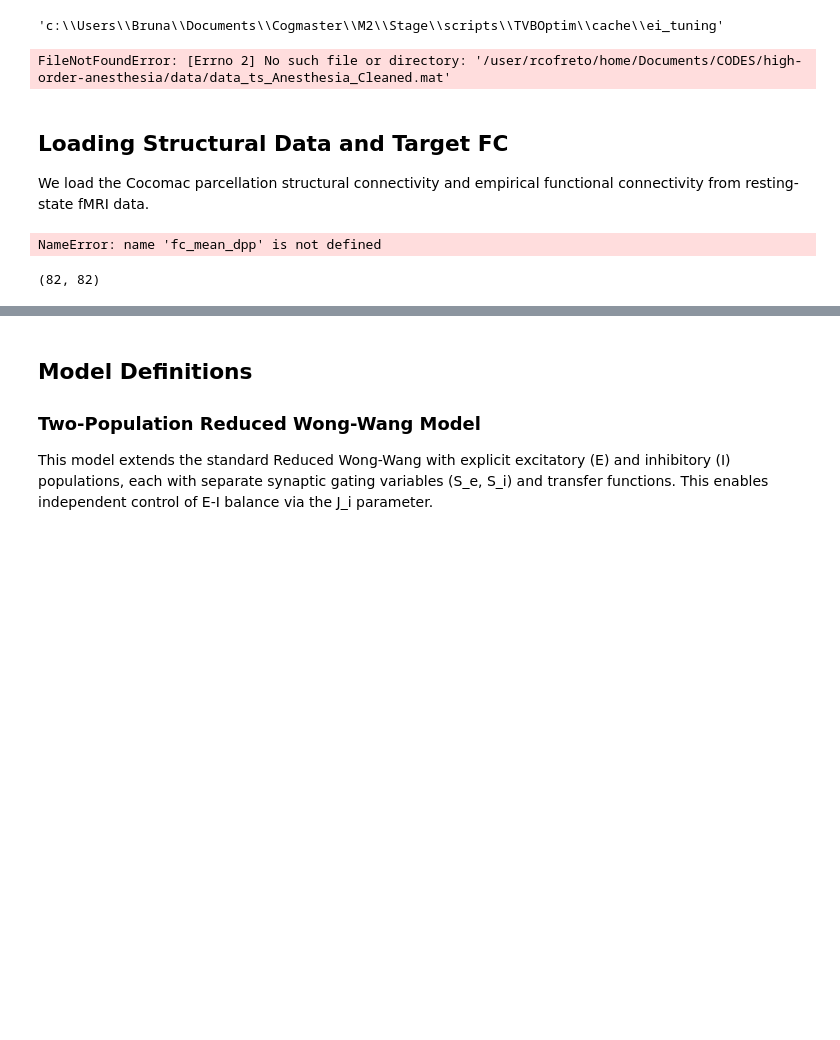
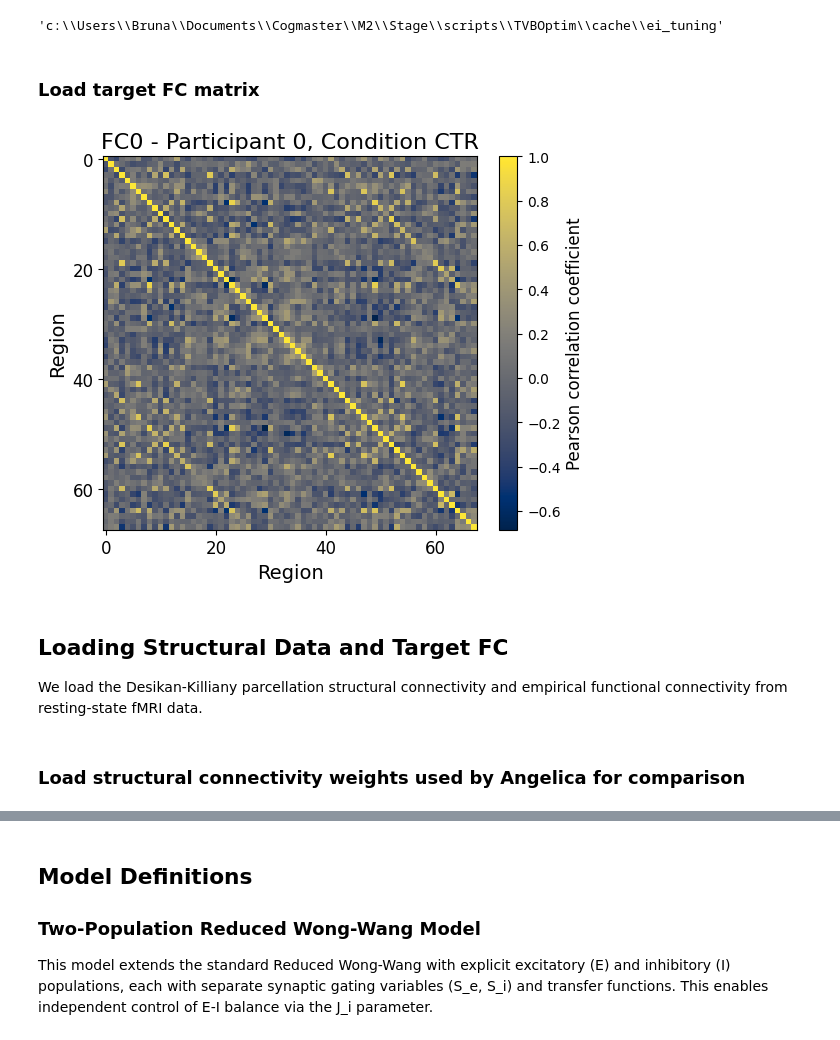
Before and after one commit to brucsk/tvboptim, a Jupyter notebook: EI_Tuning-Macaque_MA.ipynb, the cells around one changed output, grey strips where cells are left out. Drawn from its saved outputs; the diff is of its cells as text; code cells hidden in the pictures; blank space fills up the shorter version.

```diff
--- a/EI_Tuning-Macaque_MA.ipynb
+++ b/EI_Tuning-Macaque_MA.ipynb
@@ -86,53 +87,46 @@ set_cache_path("ei_tuning")
 # %% [output]
 Cache stored here: c:\Users\Bruna\Documents\Cogmaster\M2\Stage\scripts\TVBOptim\cache\ei_tuning
 'c:\\Users\\Bruna\\Documents\\Cogmaster\\M2\\Stage\\scripts\\TVBOptim\\cache\\ei_tuning'
+# %% [markdown]
+### Load target FC matrix
 # %%
-from scipy.io import loadmat
 
 # load dbs mat file
 #all_ts = loadmat('/user/rcofreto/home/Documents/CODES/high-order-anesthesia/data/data_ts_Anesthesia_Cleaned.mat')
-
-import numpy as np
 
 #ts_list = all_ts['ts_dpp'][0]
 #ts_list = [ts.T if ts.shape[0] < ts.shape[1] else ts for ts in ts_list]
 
 #fc_mean_dpp = np.mean(
 #     np.stack([np.corrcoef(ts, rowvar=False) for ts in ts_list]),
 #     axis=0
 # )
 
+# Load FC0 matrix for all participants and conditions. shape -> (n_participants, n_conditions, n_regions, n_regions)
+fc0 = np.load('FC0_empirical.npy')
 
-av = plt.imshow(fc_mean_dpp, vmin=-1, vmax=1.0, cmap='cividis')
+# Choose one participant and condition to visualize
+conditions = {0: 'CTR', 1: 'SCZ'}
+participant_idx = 0
+condition_idx = 0
+
+fc0_test = fc0[participant_idx, condition_idx, :, :]
+
+av = plt.imshow(fc0_test, cmap='cividis')
+cbar = plt.colorbar(av, fraction=0.046, pad=0.04)
+plt.xticks([0, 20, 40, 60], fontsize=12)
+plt.yticks([0, 20, 40, 60], fontsize=12)
+plt.title(f"FC0 - Participant {participant_idx}, Condition {conditions[condition_idx]}", fontsize=16)
+plt.xlabel("Region", fontsize=14)
+plt.ylabel("Region", fontsize=14)
+cbar.set_label("Pearson correlation coefficient", fontsize=12)
+plt.tight_layout()
+plt.show()
 # %% [output]
-FileNotFoundError: [Errno 2] No such file or directory: '/user/rcofreto/home/Documents/CODES/high-order-anesthesia/data/data_ts_Anesthesia_Cleaned.mat'
+[figure, added]
 # %% [markdown]
 ## Loading Structural Data and Target FC
 
-We load the Cocomac parcellation structural connectivity and empirical functional connectivity from resting-state fMRI data.
+We load the Desikan-Killiany parcellation structural connectivity and empirical functional connectivity from resting-state fMRI data.
-# %%
-import numpy as np
-
-conn = np.load('new_conn82.npy')
-trl  = np.load('new_trl82.npy')
-# Functional connectivity: empirical correlation patterns from resting-state fMRI
-#weights, lengths, labels = load_structural_connectivity("/home/rcofreto/Documents/CODES/tvboptim-main/src/tvboptim/data/connectivity/dk_average")
-# Load structural connectivity with region labels
-weights = conn
-lengths = trl
-# Normalize weights to [0, 1] range
-weights = weights / jnp.max(weights)
-n_nodes = weights.shape[0]
-
-# Delays
-speed = 3.0
-delays = lengths / speed
-
-# Load empirical functional connectivity as optimization target
-fc_target = fc_mean_dpp
-# %% [output]
-NameError: name 'fc_mean_dpp' is not defined
-# %%
-conn.shape
-# %% [output]
-(82, 82)
+# %% [markdown]
+### Load structural connectivity weights used by Angelica for comparison
```
Also changed, not shown: parts of 44 cells of this notebook.
